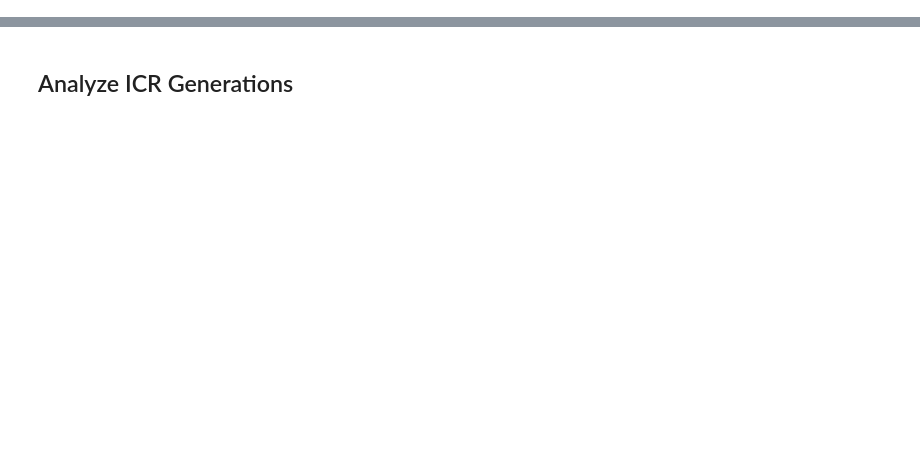
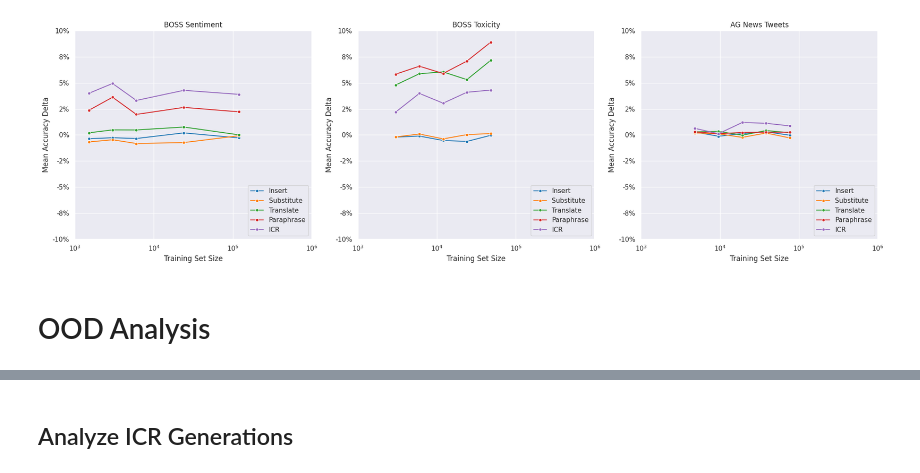
Before and after one commit to Kyle1668/LLM-TTA, a Jupyter notebook: notebooks/method_analysis_paper.ipynb, the cells around one changed output, grey strips where cells are left out. Drawn from its saved outputs; the diff is of its cells as text; code cells hidden in the pictures; blank space fills up the shorter version.

Commit message:
Begin analyzing across set size perf

```diff
--- a/notebooks/method_analysis_paper.ipynb
+++ b/notebooks/method_analysis_paper.ipynb
@@ -22,3 +80,77 @@ dict_keys(['BOSS_Sentiment_ID_BERT_Insert', 'BOSS_Sentiment_ID_BERT_ICR', 'BOSS_
+# %%
+method_avg_delta = {}
+for task_name in results:
+    for data_count in results[task_name]:
+        tta_perf_deltas = {}
+        for tta_method in results[task_name][data_count]:
+            for ood_shift in results[task_name][data_count][tta_method]:
+                if tta_method not in tta_perf_deltas:
+                    tta_perf_deltas[tta_method] = []
+
+                shift_method_perf_deta = results[task_name][data_count][tta_method][ood_shift]["baseline_delta"]
+                tta_perf_deltas[tta_method].append(shift_method_perf_deta)
+
+        if task_name not in method_avg_delta:
+            method_avg_delta[task_name] = {}
+
+        method_avg_delta[task_name][data_count] = { tta_method: np.mean(tta_perf_deltas[tta_method]) for tta_method in tta_perf_deltas }
+
+# display(method_avg_delta)
+
+pandas_form = {task_name: {} for task_name in results}
+for task_name in pandas_form:
+    for data_count in method_avg_delta[task_name]:
+        for tta_method in method_avg_delta[task_name][data_count]:
+            if data_count not in pandas_form[task_name]:
+                pandas_form[task_name][data_count] = []
+
+            pandas_form[task_name][data_count].append({
+                "data_count": data_count,
+                "tta_method": tta_method,
+                "avg_delta": method_avg_delta[task_name][data_count][tta_method],
+            })
+
+
+fig, axes = plt.subplots(1, 3, figsize=(20, 6))
+for i, task_name in enumerate(["BOSS_Sentiment", "BOSS_Toxicity", "AgNewsTweets"]):
+    df = pd.concat([pd.DataFrame(pandas_form[task_name][data_count]) for data_count in pandas_form[task_name]])
+    sns.lineplot(data=df, x="data_count", y="avg_delta", hue="tta_method", ax=axes[i], marker="o", markersize=5)
+
+    # set x label to Training Set Size
+    axes[i].set_xlabel("Training Set Size")
+
+    # lgo the x axis
+    axes[i].set_xscale("log")
+
+    # have four equally placed xticks
+    axes[i].set_xticks([1000, 10000, 100000, 1000000])
+
+    # set y label to Mean Absolute Accuracy Delta
+    axes[i].set_ylabel("Mean Accuracy Delta")
+
+    # make the y axis percents that go to the hundreds place
+    axes[i].yaxis.set_major_formatter(lambda x, pos: f"{x:.0%}")
+
+    # standardize the y axis
+    axes[i].set_ylim(-0.1, 0.1)
+
+    title_text = {
+        "BOSS_Sentiment": "BOSS Sentiment",
+        "BOSS_Toxicity": "BOSS Toxicity",
+        "AgNewsTweets": "AG News Tweets",
+    }
+
+    axes[i].set_title(title_text[task_name])
+
+    # se legend to the bottom left
+    axes[i].legend(loc="lower right")
+
+# add padding
+plt.tight_layout()
+# %% [output]
+[figure, added]
+# %% [markdown]
+# OOD Analysis
 # %%
 sst5_data = inference_logs["BOSS_Sentiment_SST5_BERT_ICR"].to_pandas()
 display(sst5_data.head(1))
```
Also changed, not shown: parts of 14 cells of this notebook, 1 other file.
